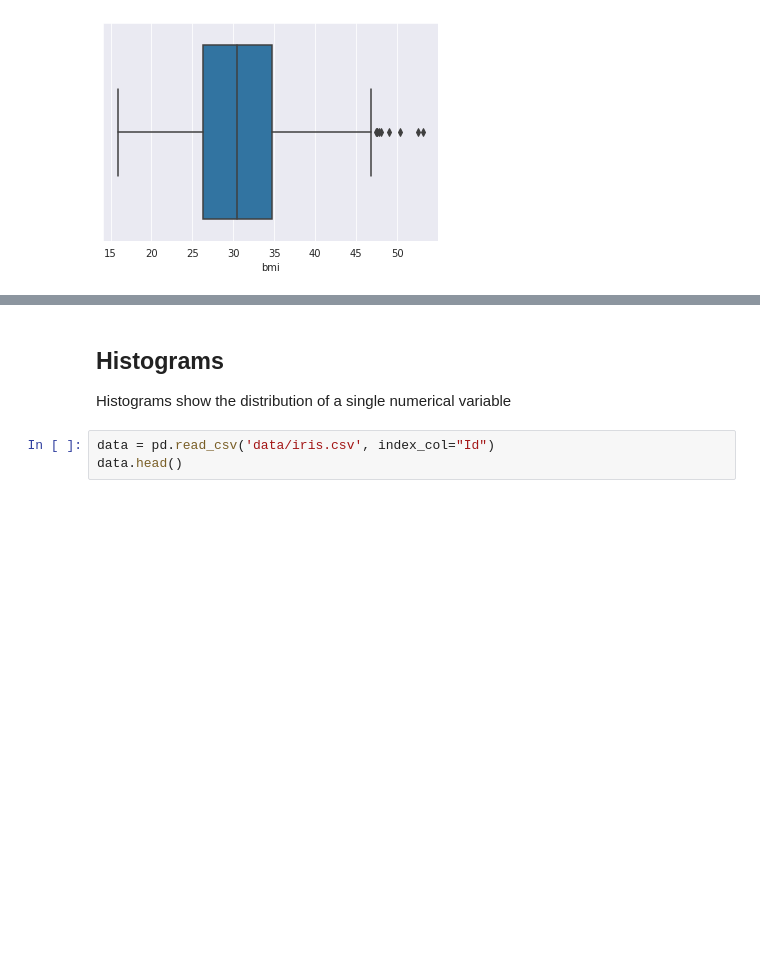
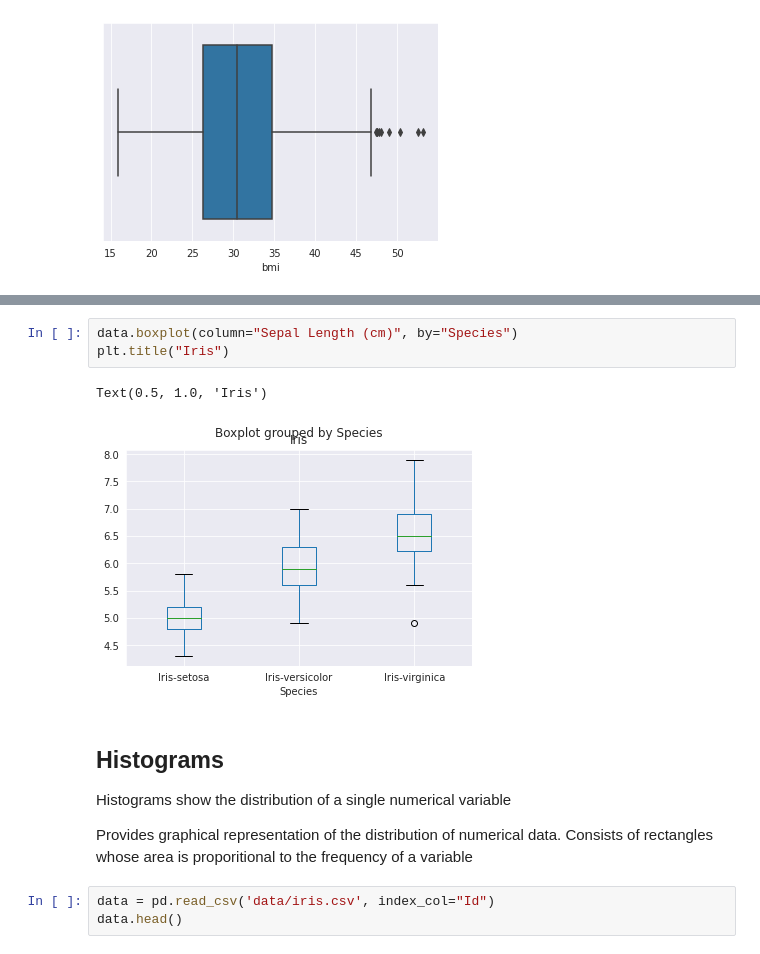
Before and after one commit to gillouche/exploratory-data-analysis, a Jupyter notebook: notebooks/003. data visualization.ipynb, the cells around one changed output, grey strips where cells are left out. Cells and saved outputs as stored; diff of their text form; blank space fills up the shorter version.

```diff
--- a/notebooks/003. data visualization.ipynb
+++ b/notebooks/003. data visualization.ipynb
@@ -185,7 +249,15 @@ sns.boxplot(x=data.bmi)
+# %%
+data.boxplot(column="Sepal Length (cm)", by="Species")
+plt.title("Iris")
+# %% [output]
+Text(0.5, 1.0, 'Iris')
+[figure, added]
 # %% [markdown]
 ## Histograms
 
 Histograms show the distribution of a single numerical variable
+
+Provides graphical representation of the distribution of numerical data. Consists of rectangles whose area is proporitional to the frequency of a variable
 # %%
 data = pd.read_csv('data/iris.csv', index_col="Id")
 data.head()
```
Also changed, not shown: parts of 18 cells of this notebook, 1 other file.
